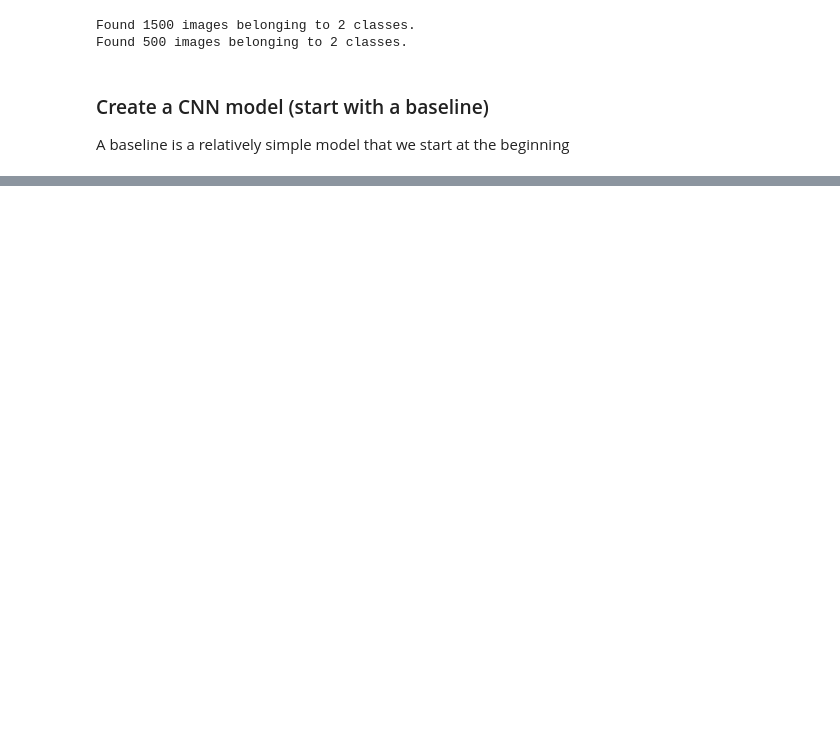
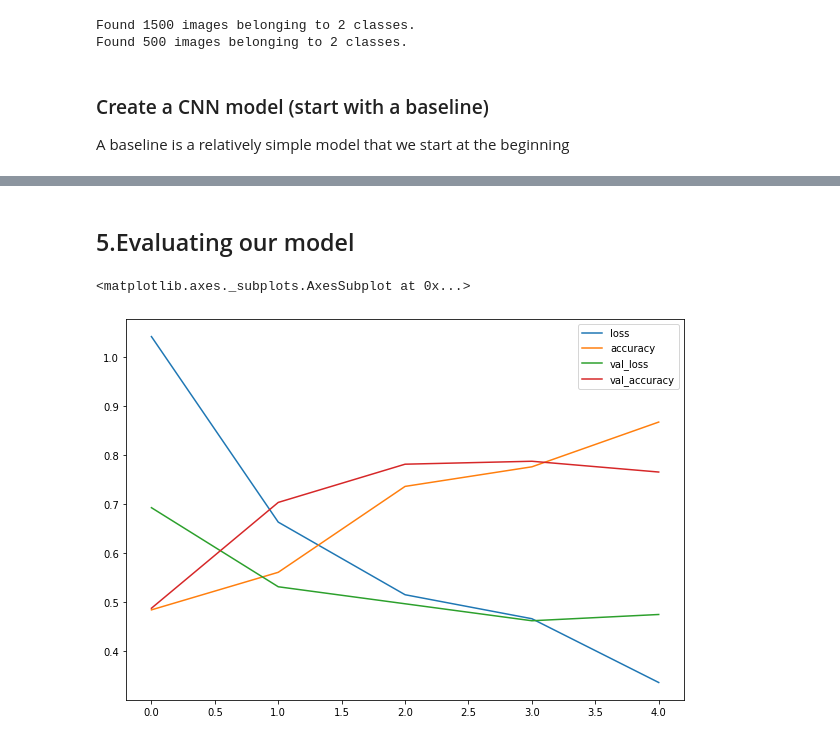
Before and after one commit to niketanmoon/practice_tensorflow, a Jupyter notebook: introduction_to_computer_vision_with_tensorflow.ipynb, the cells around one changed output, grey strips where cells are left out. Drawn from its saved outputs; the diff is of its cells as text; code cells hidden in the pictures; blank space fills up the shorter version.

Commit message:
Added a neural network for classification of two images

```diff
--- a/introduction_to_computer_vision_with_tensorflow.ipynb
+++ b/introduction_to_computer_vision_with_tensorflow.ipynb
@@ -492,3 +492,17 @@ model_4 = tf.keras.Sequential([
     tf.keras.layers.Flatten(),
     tf.keras.layers.Dense(1, activation="sigmoid")
 ])
+# %%
+# Compile the model
+model_4.compile(loss="binary_crossentropy",
+                optimizer=tf.keras.optimizers.Adam(),
+                metrics=["accuracy"])
+
+# Fit the model
+history_4 = model_4.fit(
+    train_data,
+    epochs=5,
+    steps_per_epoch=len(train_data),
+    validation_data=test_data,
+    validation_steps=len(test_data)
+)
@@ -494,0 +520,9 @@ model_4 = tf.keras.Sequential([
+# %% [markdown]
+## 5.Evaluating our model
+# %%
+# Let's plot the training curves
+import pandas as pd
+pd.DataFrame(history_4.history).plot(figsize=(10, 7))
+# %% [output]
+<matplotlib.axes._subplots.AxesSubplot at 0x...>
+[figure, added]
```
Also changed, not shown: parts of 44 cells of this notebook.
